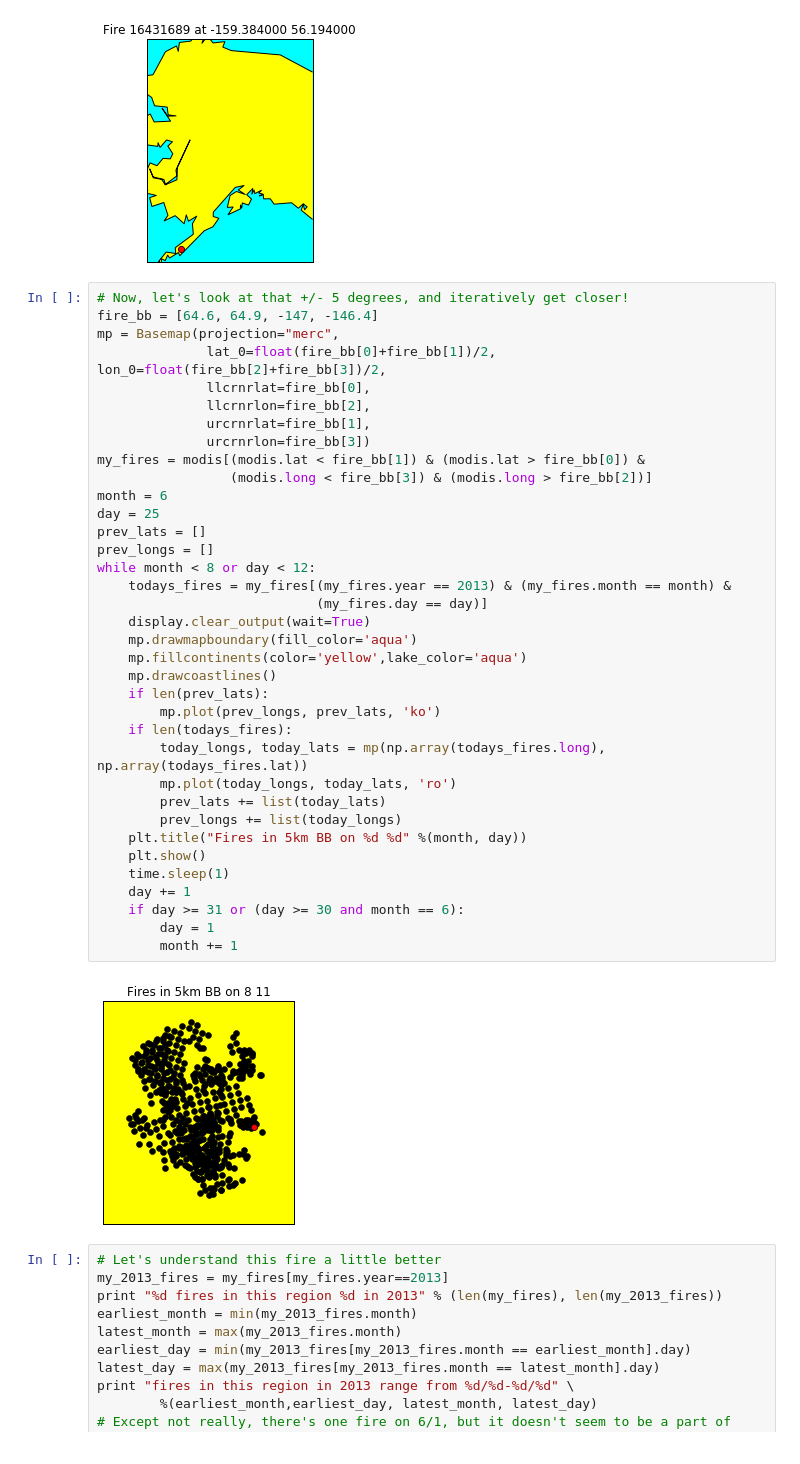
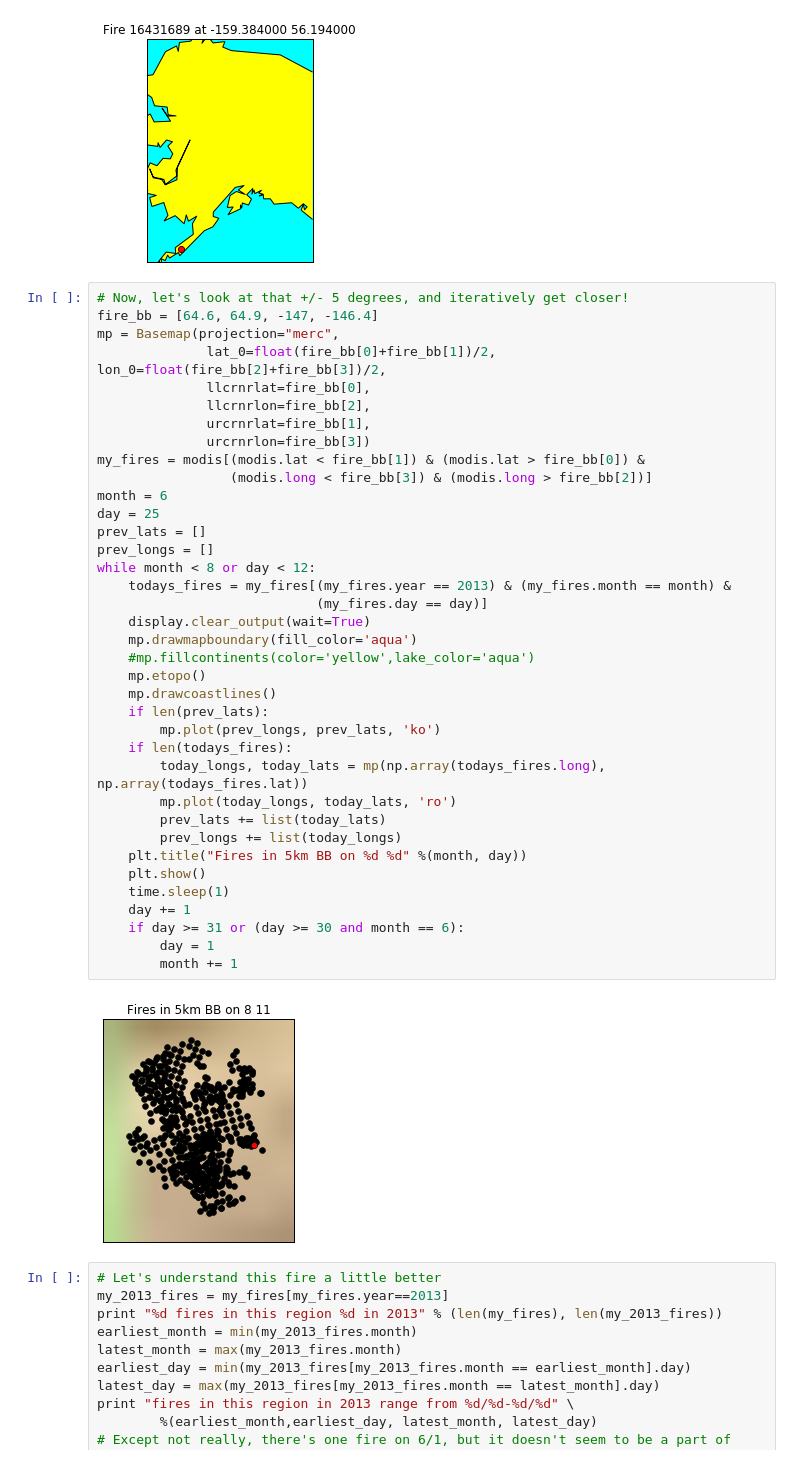
Before and after one commit to UCIDataLab/fire_prediction, a Jupyter notebook: exploratory/fire_exploration_031717.ipynb, the cells around one changed output. Saved outputs shown, nothing was run; the diff lists cells and outputs as text.

```diff
--- a/fire_exploration_031717.ipynb
+++ b/exploratory/fire_exploration_031717.ipynb
@@ -137,35 +139,36 @@ mp = Basemap(projection="merc",
               llcrnrlon=fire_bb[2],
               urcrnrlat=fire_bb[1],
               urcrnrlon=fire_bb[3])
 my_fires = modis[(modis.lat < fire_bb[1]) & (modis.lat > fire_bb[0]) &
                  (modis.long < fire_bb[3]) & (modis.long > fire_bb[2])]
 month = 6
 day = 25
 prev_lats = []
 prev_longs = []
 while month < 8 or day < 12:
     todays_fires = my_fires[(my_fires.year == 2013) & (my_fires.month == month) &
                             (my_fires.day == day)]
     display.clear_output(wait=True)
     mp.drawmapboundary(fill_color='aqua')
-    mp.fillcontinents(color='yellow',lake_color='aqua')
+    #mp.fillcontinents(color='yellow',lake_color='aqua')
+    mp.etopo()
     mp.drawcoastlines()
     if len(prev_lats):
         mp.plot(prev_longs, prev_lats, 'ko')
     if len(todays_fires):
         today_longs, today_lats = mp(np.array(todays_fires.long), np.array(todays_fires.lat))
         mp.plot(today_longs, today_lats, 'ro')
         prev_lats += list(today_lats)
         prev_longs += list(today_longs)
     plt.title("Fires in 5km BB on %d %d" %(month, day))
     plt.show()
     time.sleep(1)
     day += 1
     if day >= 31 or (day >= 30 and month == 6):
         day = 1
         month += 1
 # %% [output]
-[figure, old version]
+[figure, new version]
 # %%
 # Let's understand this fire a little better
 my_2013_fires = my_fires[my_fires.year==2013]
```
Also changed, not shown: parts of 1 cell of this notebook, 10 other files.
